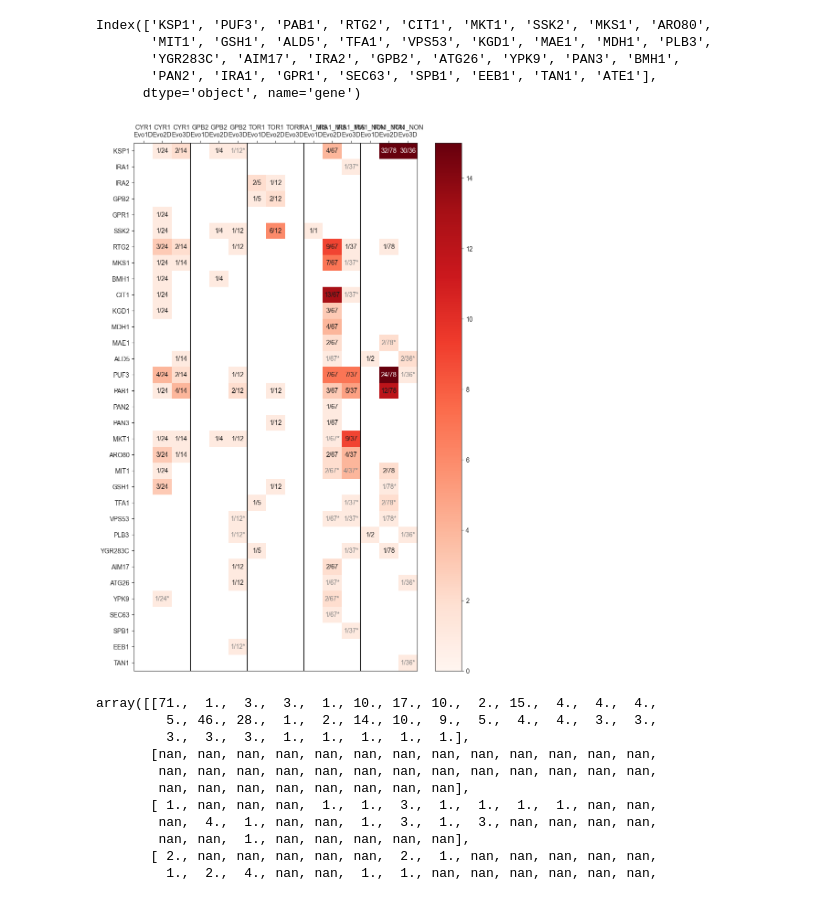
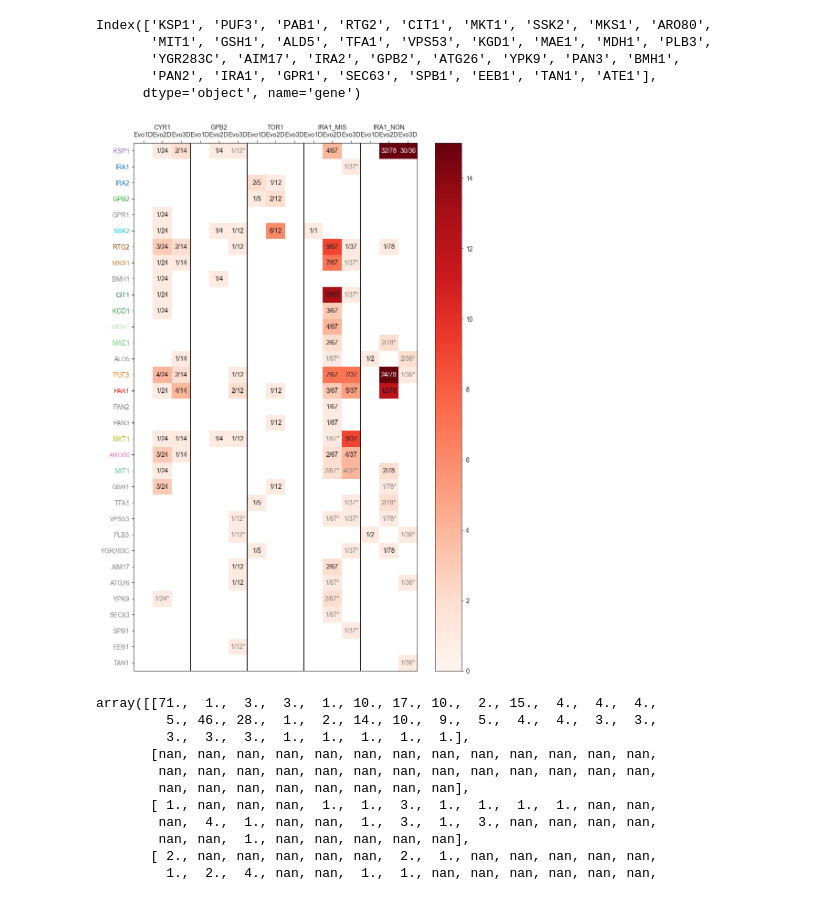
Before and after one commit to grantkinsler/EvolvingFront, a Jupyter notebook: code/analysis/mutation_analysis.ipynb, the cells around one changed output. Saved outputs shown, nothing was run; the diff lists cells and outputs as text; code cells hidden in the pictures.

```diff
--- a/code/analysis/mutation_analysis.ipynb
+++ b/code/analysis/mutation_analysis.ipynb
@@ -293,35 +293,40 @@ count_matrix[count_matrix==0] = np.nan
 plt.figure(figsize=(10,15))
 plt.pcolormesh(count_matrix[1:,:cutoff_loc].swapaxes(0,1),cmap='Reds',vmin=0,vmax=15)
 # plt.pcolormesh(freq_matrix.swapaxes(0,1),cmap='Reds',vmin=0,vmax=1)
 plt.colorbar()
 
 plt.yticks([x+0.5 for x in range(len(all_genes_sorted[:cutoff_loc]))],list(all_genes_sorted[:cutoff_loc]))
 
+for g,gene in enumerate(all_genes_sorted[:cutoff_loc]):
+    plt.gca().get_yticklabels()[g].set_color(tools.find_mutation_color(gene))
+
+
+
 plt.xticks([x+0.5 for x in range((len(ancestor_list)*len(evo_cond_list)))],
-           [f"{anc}\n{evo_cond}"  for anc in ancestor_list for evo_cond in evo_cond_list])
+           [f"{anc}\n{evo_cond}" if evo_cond == 'Evo2D' else f"\n{evo_cond}" for anc in ancestor_list for evo_cond in evo_cond_list])
 
 for a,anc in enumerate(ancestor_list):
     for e,evo_cond in enumerate(evo_cond_list):
         for g,gene in enumerate(all_genes_sorted[:cutoff_loc]):
             text_color='k'
 
             if count_matrix[(a)*len(evo_cond_list)+e+1,g] > 15:
                 text_color = 'w'
             if  count_matrix[(a)*len(evo_cond_list)+e+1,g] > 0:
                 if gene in doubles_only_dictionary[anc][evo_cond]:
                     plt.text(x=(a)*len(evo_cond_list)+e+0.5,y=g+0.5,s=f'{int(count_matrix[(a)*len(evo_cond_list)+e+1,g])}/{int(np.nansum(count_matrix[(a)*len(evo_cond_list)+e+1,:cutoff_loc]))}*',ha='center',va='center',color='gray')
                 else:
                     plt.text(x=(a)*len(evo_cond_list)+e+0.5,y=g+0.5,s=f'{int(count_matrix[(a)*len(evo_cond_list)+e+1,g])}/{int(np.nansum(count_matrix[(a)*len(evo_cond_list)+e+1,:cutoff_loc]))}',ha='center',va='center',color=text_color)
 
 for a in range(len(ancestor_list)-1):
     plt.axvline((a)*len(evo_cond_list)+len(evo_cond_list),color='k')
 
 plt.gca().invert_yaxis()
 plt.gca().xaxis.tick_top()
 plt.savefig(f'{home_dir}/figures/analysis/mutations/mutation_table_by_condition.pdf',bbox_inches='tight')
 # plt.savefig(f'plots/WGS_GeneHits_Matrix_byAncestor+EvoCond_byPathway_fraction_cutoff{cutoff_count}.pdf',bbox_inches='tight')
 # %% [output]
-[figure, old version]
+[figure, new version]
 # %%
 count_matrix
 # %% [output]
```
Also changed, not shown: parts of 6 cells of this notebook, 27 other files.
